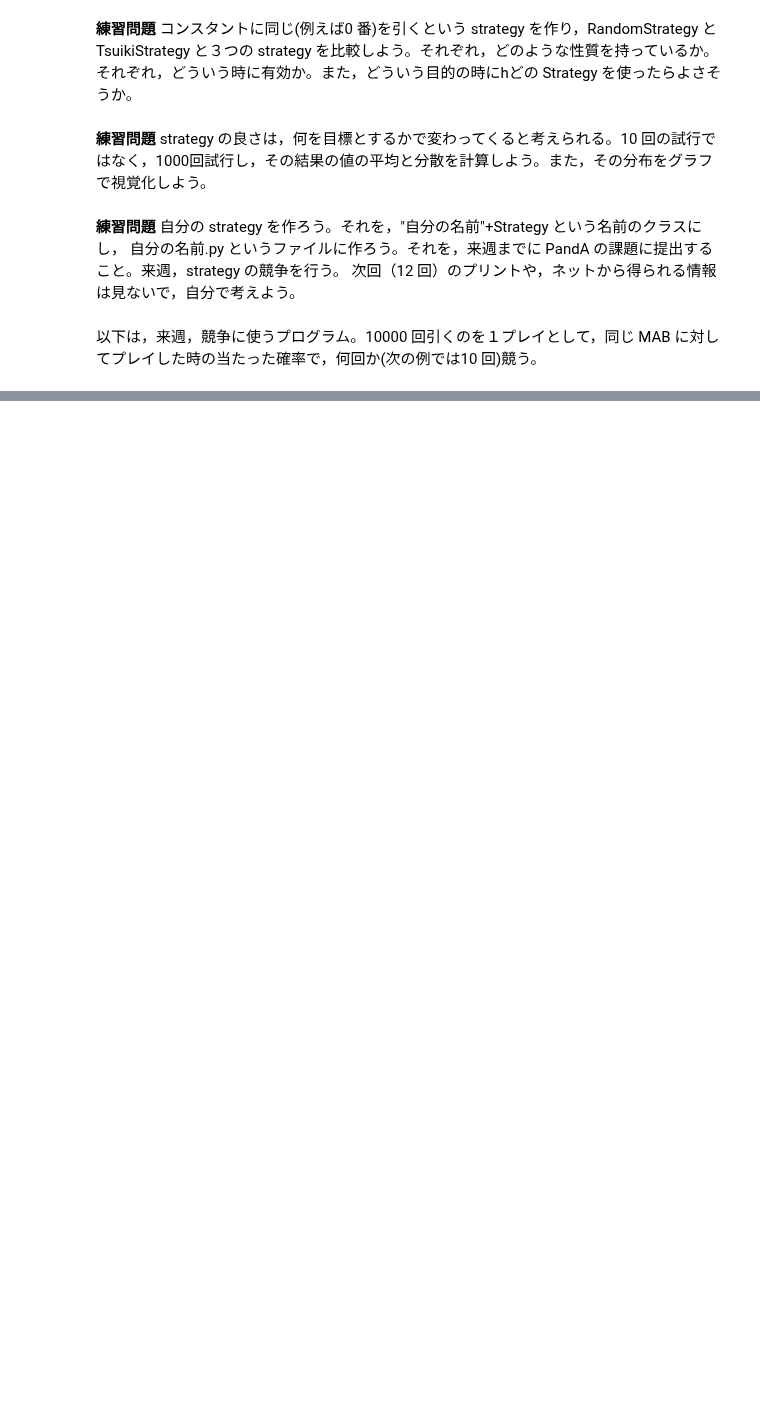
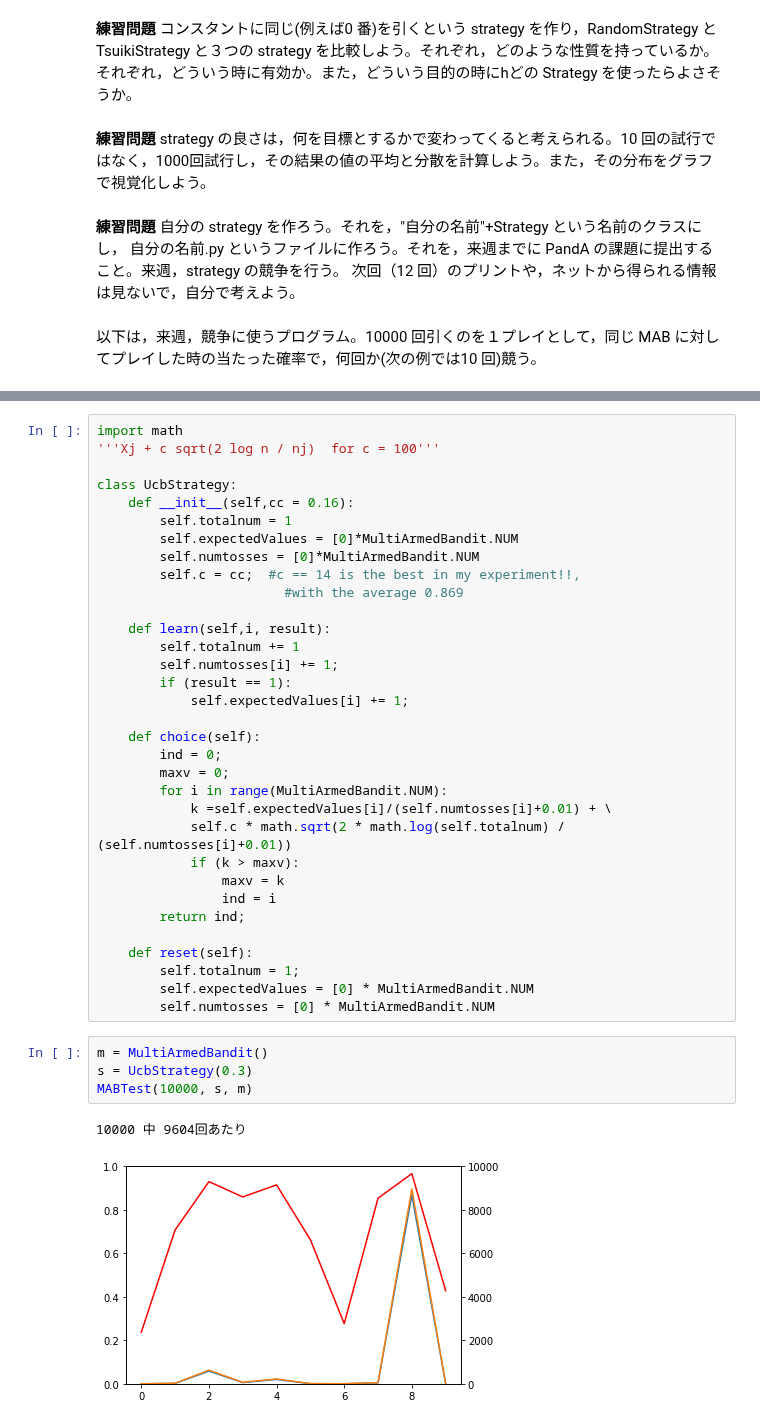
Before and after one commit to HidekiTsuiki/python, a Jupyter notebook: 11Bandit.ipynb, the cells around one changed output, grey strips where cells are left out. Cells and saved outputs as stored; diff of their text form; blank space fills up the shorter version.

```diff
--- a/11Bandit.ipynb
+++ b/11Bandit.ipynb
@@ -237,0 +266,40 @@ NameError: name 'ThompsonStrategy' is not defined
+# %%
+import math
+'''Xj + c sqrt(2 log n / nj)  for c = 100'''
+
+class UcbStrategy:
+    def __init__(self,cc = 0.16):
+        self.totalnum = 1
+        self.expectedValues = [0]*MultiArmedBandit.NUM
+        self.numtosses = [0]*MultiArmedBandit.NUM
+        self.c = cc;  #c == 14 is the best in my experiment!!,
+                        #with the average 0.869
+
+    def learn(self,i, result):
+        self.totalnum += 1
+        self.numtosses[i] += 1;
+        if (result == 1):
+            self.expectedValues[i] += 1;
+
+    def choice(self):
+        ind = 0;
+        maxv = 0;
+        for i in range(MultiArmedBandit.NUM):
+            k =self.expectedValues[i]/(self.numtosses[i]+0.01) + \
+            self.c * math.sqrt(2 * math.log(self.totalnum) / (self.numtosses[i]+0.01))
+            if (k > maxv):
+                maxv = k
+                ind = i
+        return ind;
+
+    def reset(self):
+        self.totalnum = 1;
+        self.expectedValues = [0] * MultiArmedBandit.NUM
+        self.numtosses = [0] * MultiArmedBandit.NUM
+# %%
+m = MultiArmedBandit()
+s = UcbStrategy(0.3)
+MABTest(10000, s, m)
+# %% [output]
+10000 中 9604回あたり
+[figure, added]
```
Also changed, not shown: parts of 13 cells of this notebook, 3 other files.
